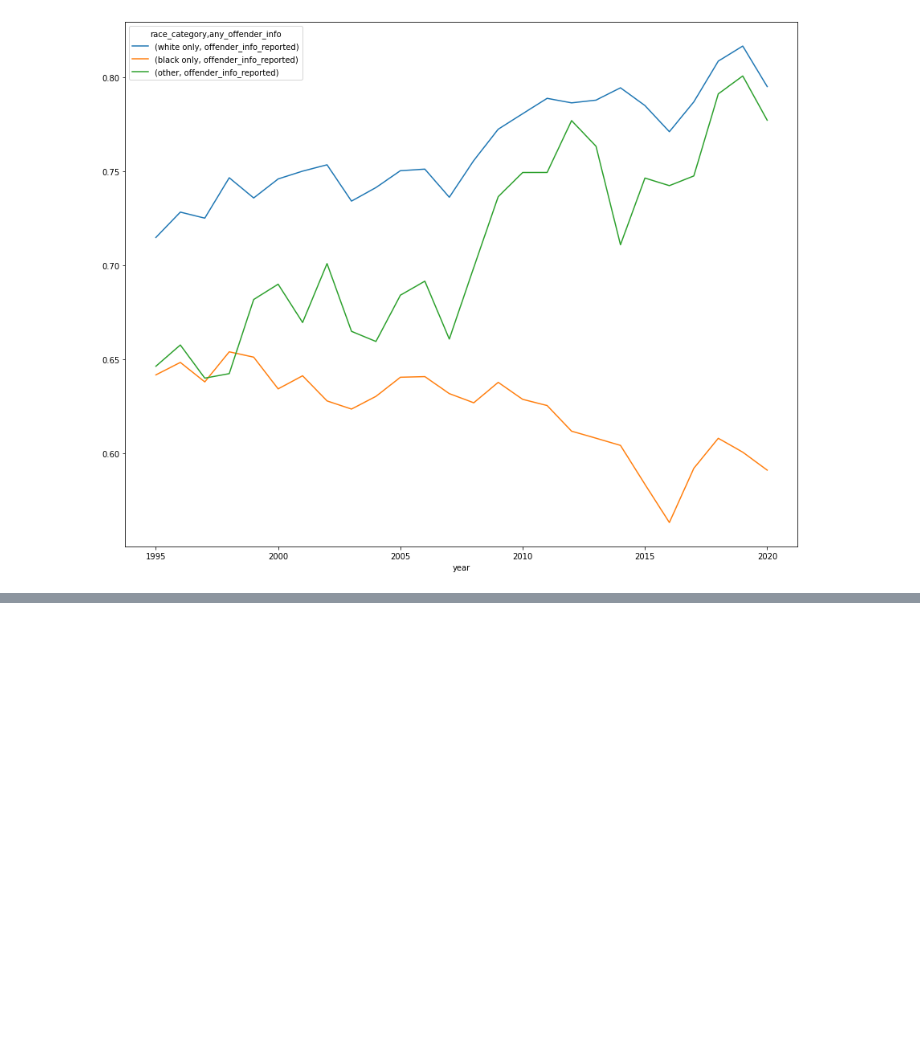
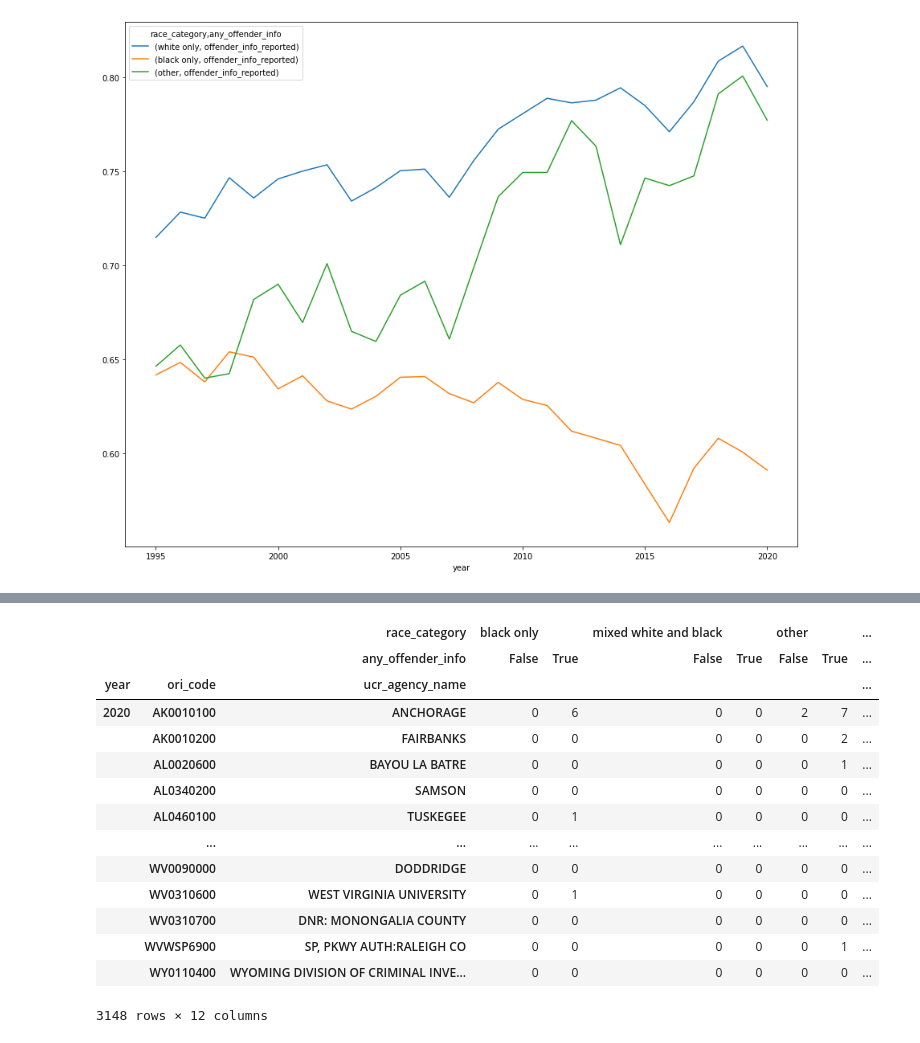
Before and after one commit to cbs-news-data/homicide-clearance-fbi-data, a Jupyter notebook: notebook/shr/src/shr.ipynb, the cells around one changed output, grey strips where cells are left out. Cells and saved outputs as stored; diff of their text form; code cells hidden in the pictures; blank space fills up the shorter version.

```diff
--- a/notebook/shr/src/shr.ipynb
+++ b/notebook/shr/src/shr.ipynb
@@ -251,0 +290,22 @@ national
+# %%
+agency_2020 = agency[agency.index.get_level_values("year") == 2020]
+
+agency_2020.to_csv("output/agency_2020.csv")
+
+agency_2020
+# %% [output]
+|  |  | race_category | black only |  | mixed white and black |  | other |  | ... |
+|  |  | any_offender_info | False | True | False | True | False | True | ... |
+| year | ori_code | ucr_agency_name |  |  |  |  |  |  | ... |
+| 2020 | AK0010100 | ANCHORAGE | 0 | 6 | 0 | 0 | 2 | 7 | ... |
+|  | AK0010200 | FAIRBANKS | 0 | 0 | 0 | 0 | 0 | 2 | ... |
+|  | AL0020600 | BAYOU LA BATRE | 0 | 0 | 0 | 0 | 0 | 1 | ... |
+|  | AL0340200 | SAMSON | 0 | 0 | 0 | 0 | 0 | 0 | ... |
+|  | AL0460100 | TUSKEGEE | 0 | 1 | 0 | 0 | 0 | 0 | ... |
+|  | ... | ... | ... | ... | ... | ... | ... | ... | ... |
+|  | WV0090000 | DODDRIDGE | 0 | 0 | 0 | 0 | 0 | 0 | ... |
+|  | WV0310600 | WEST VIRGINIA UNIVERSITY | 0 | 1 | 0 | 0 | 0 | 0 | ... |
+|  | WV0310700 | DNR: MONONGALIA COUNTY | 0 | 0 | 0 | 0 | 0 | 0 | ... |
+|  | WVWSP6900 | SP, PKWY AUTH:RALEIGH CO | 0 | 0 | 0 | 0 | 0 | 1 | ... |
+|  | WY0110400 | WYOMING DIVISION OF CRIMINAL INVE... | 0 | 0 | 0 | 0 | 0 | 0 | ... |
+3148 rows × 12 columns
```
Also changed, not shown: parts of 3 cells of this notebook.
